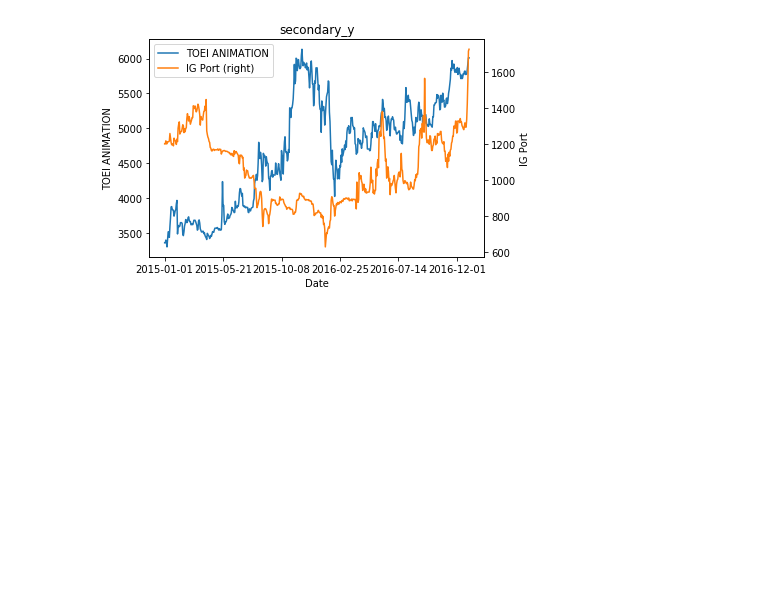
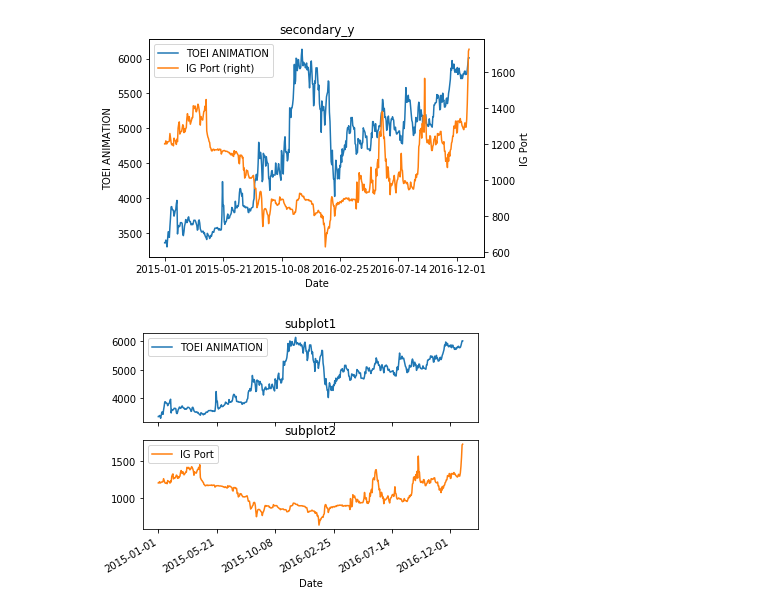
Before and after one commit to mocamocaland/jupyterbook_sample, a Jupyter notebook: pandas_sample_matplotlib_anime_3_10_5.ipynb, the cells around one changed output. Cells and saved outputs as stored; diff of their text form; code cells hidden in the pictures; blank space fills up the shorter version.

```diff
--- a/pandas_sample_matplotlib_anime_3_10_5.ipynb
+++ b/pandas_sample_matplotlib_anime_3_10_5.ipynb
@@ -23,3 +23,12 @@ ax.right_ax.set_ylabel('IG Port')
 plt.show()
 # %% [output]
 [figure]
+# %%
+# 複数の図に分割
+# subplotsを使用した折れ線グラフ
+ax1, ax2 = anime_stock_price_df.plot(subplots=True)
+ax1.set_title('subplot1')
+ax2.set_title('subplot2')
+plt.show()
+# %% [output]
+[figure, added]
```
Also changed, not shown: parts of 3 cells of this notebook.
